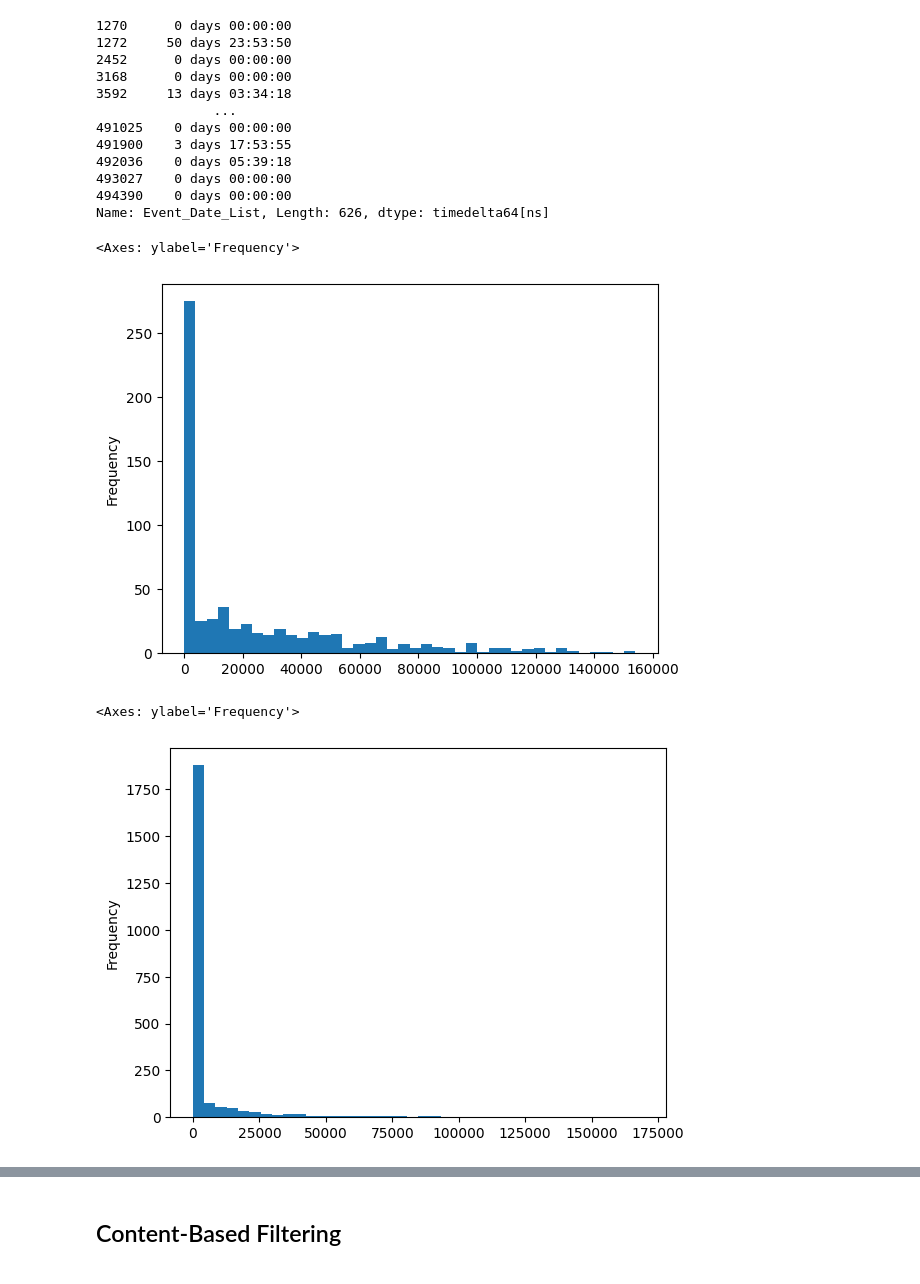
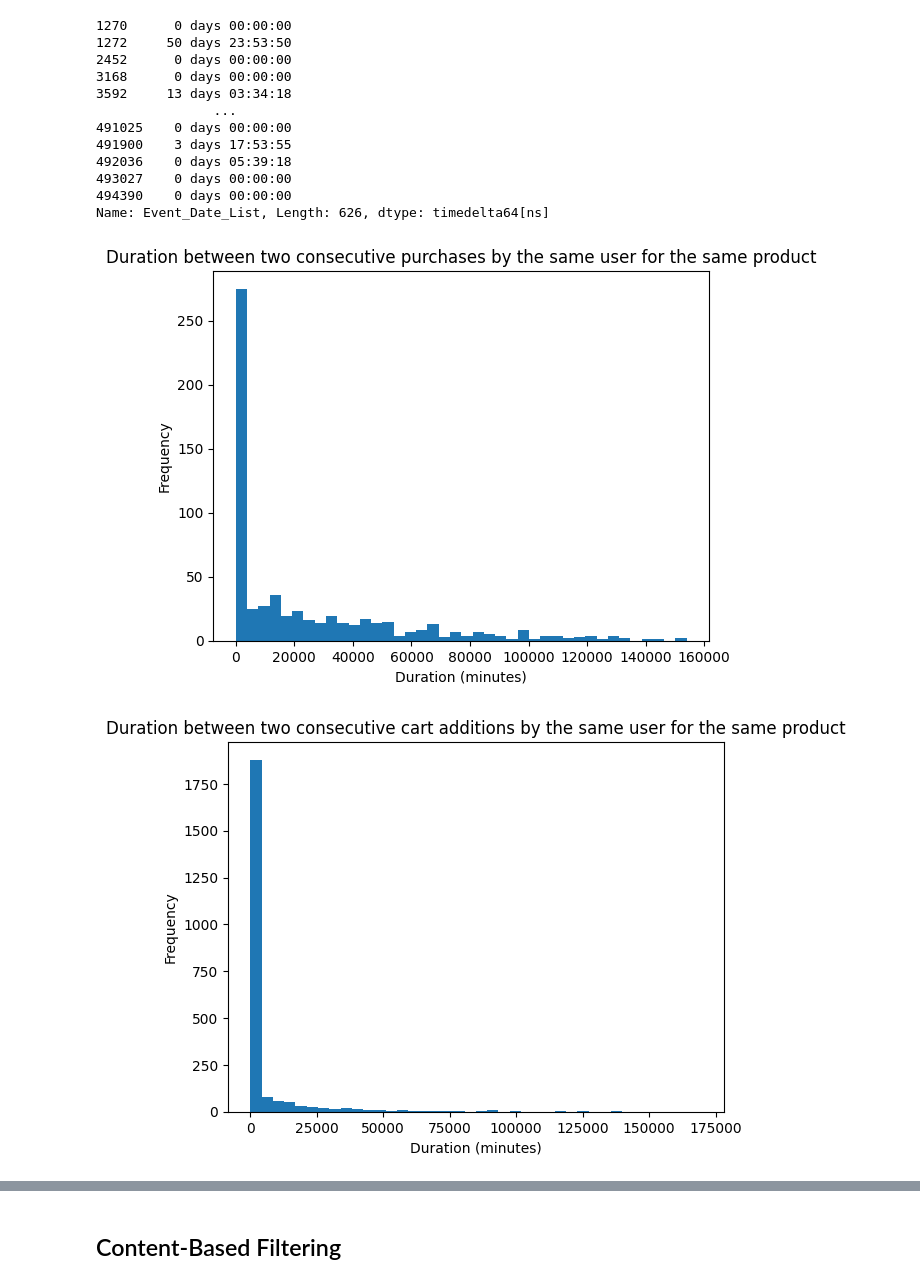
Before and after one commit to halsawadi/selal, a Jupyter notebook: notebooks/notebook.ipynb, the cells around one changed output, grey strips where cells are left out. Drawn from its saved outputs; the diff is of its cells as text; code cells hidden in the pictures.

```diff
--- a/notebooks/notebook.ipynb
+++ b/notebooks/notebook.ipynb
@@ -84,3 +117,6 @@ dict_product_median_event_dates = data_processed.groupby('product_id')['Event_Da
 # %%
-data_processed.apply(lambda x: x['index'], axis=1)
+data_processed['Event_Date_Processed'] = data_processed.apply(lambda x: x['Event_Date'] if pd.notna(x['Event_Date']) else dict_product_median_event_dates[x['product_id']], axis=1)
+
+
+data_processed.info()
 # %% [output]
@@ -134,6 +136,0 @@ Length: 500000, dtype: datetime64[ns, UTC]
-# %%
-data_processed['Event_Date'] = data_processed.apply(lambda x: x['Event_Date'] if pd.notna(x['Event_Date']) else dict_product_median_event_dates[x['product_id']], axis=1)
-
-
-
-data_processed.info()
@@ -154,5 +137,5 @@ memory usage: 22.9+ MB
 # %%
-data_processed['Event_Date'] = data_processed['Event_Date'].fillna(global_median_timestamp)
+data_processed['Event_Date_Processed'] = data_processed['Event_Date'].fillna(global_median_timestamp)
 
 data_processed.info()
 # %% [output]
@@ -313,7 +282,9 @@ for group in data_processed.groupby('product_id')['product_name']:
  'انجلوت جل آيلاينر ايه ام اس 77 أسود 5.5 جم': 1}
 {'بيردون 145': 1, 'بيردون جوي 145': 1}
 # %%
-for group in data_processed.groupby('product_id')[['product_name', 'Event_Date']]:
+data_processed['product_name_Processed'] = data_processed['product_name'].copy()
+
+for group in tqdm(data_processed.groupby('product_id')[['product_name', 'Event_Date']]):
     product_id = group[0]
     dict_product_name_event_dates = group[1].set_index('product_name')['Event_Date'].to_dict()
 
@@ -323,6 +294,7 @@ for group in data_processed.groupby('product_id')[['product_name', 'Event_Date']
         new_value = max(dict_product_name_event_dates, key=dict_product_name_event_dates.get)
         product_id_mask = (data_processed.product_id == product_id)
         to_replace_names_mask = (data_processed.product_name.isin(to_replace_names))
-        data_processed.loc[product_id_mask & to_replace_names_mask, ['product_name']] = new_value
+        data_processed.loc[product_id_mask & to_replace_names_mask, ['product_name_Processed']] = new_value
+
 data_processed
 # %% [output]
@@ -462,11 +440,15 @@ df_duplicated_customer_product_event_list[df_duplicated_customer_product_event_l
 Name: Event_Date_List, Length: 626, dtype: timedelta64[ns]
 # %%
 (df_duplicated_customer_product_event_list[df_duplicated_customer_product_event_list.Event_List.apply(str) == "['purchased', 'purchased']"].Event_Date_List.apply(lambda x: abs(x[0] - x[1])).dt.total_seconds()/(60)).plot.hist(bins=40)
+plt.title('Duration between two consecutive purchases by the same user for the same product')
+plt.xlabel('Duration (minutes)')
+plt.show()
 # %% [output]
-<Axes: ylabel='Frequency'>
-[figure, old version]
+[figure, new version]
 # %%
 (df_duplicated_customer_product_event_list[df_duplicated_customer_product_event_list.Event_List.apply(str) == "['cart', 'cart']"].Event_Date_List.apply(lambda x: abs(x[0] - x[1])).dt.total_seconds()/(60)).plot.hist(bins=40)
+plt.title('Duration between two consecutive cart additions by the same user for the same product')
+plt.xlabel('Duration (minutes)')
+plt.show()
 # %% [output]
-<Axes: ylabel='Frequency'>
-[figure, old version]
+[figure, new version]
```
Also changed, not shown: parts of 148 cells of this notebook, 34 other files.
